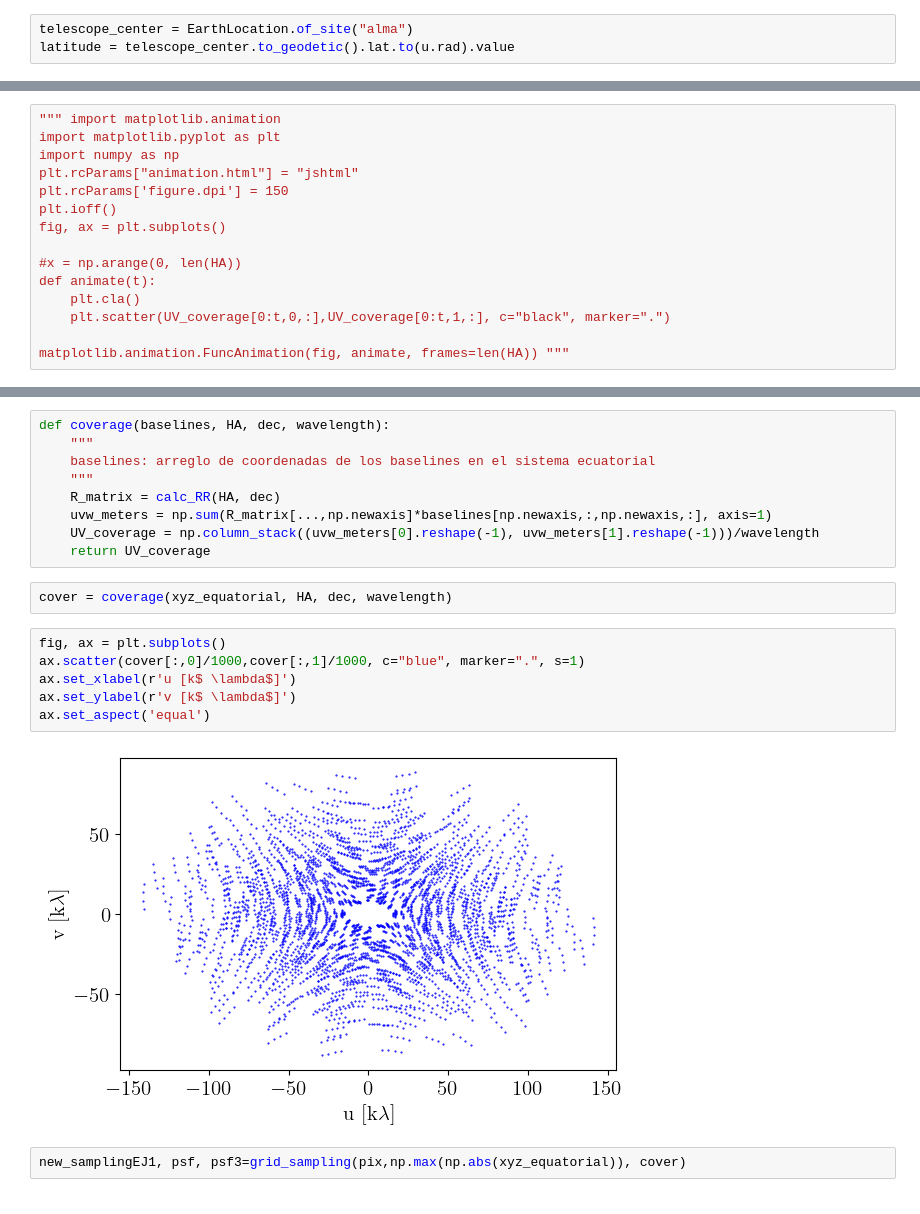
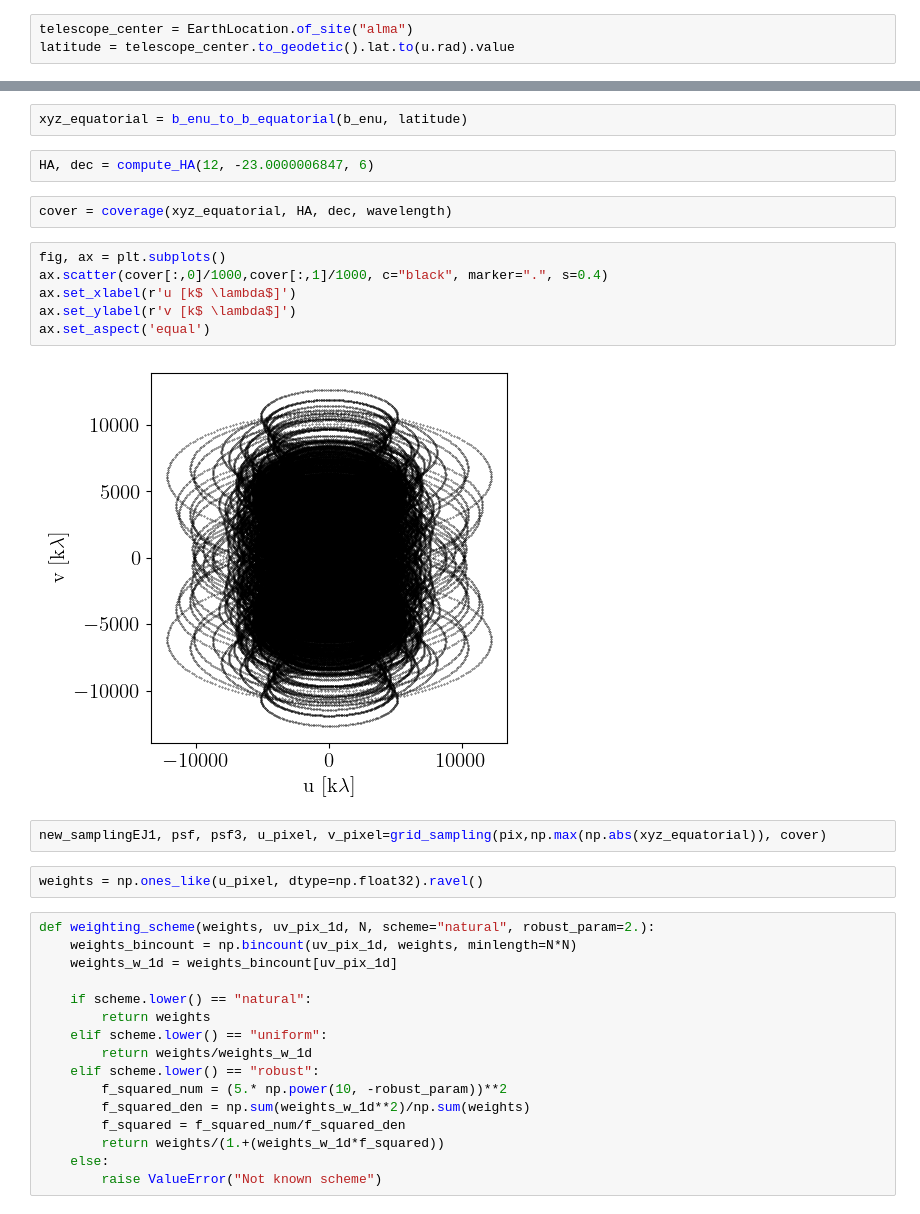
Before and after one commit to MatiasColil/API_Interferometry, a Jupyter notebook: jupyter notebook/interferometer-Copy1.ipynb, the cells around one changed output, grey strips where cells are left out. Saved outputs shown, nothing was run; the diff lists cells and outputs as text.

Commit message:
weighting scheme

```diff
--- a/jupyter notebook/interferometer-Copy1.ipynb
+++ b/jupyter notebook/interferometer-Copy1.ipynb
@@ -231,15 +229,0 @@ ax.set_aspect('equal')
-# %%
-""" import matplotlib.animation
-import matplotlib.pyplot as plt
-import numpy as np
-plt.rcParams["animation.html"] = "jshtml"
-plt.rcParams['figure.dpi'] = 150
-plt.ioff()
-fig, ax = plt.subplots()
-
-#x = np.arange(0, len(HA))
-def animate(t):
-    plt.cla()
-    plt.scatter(UV_coverage[0:t,0,:],UV_coverage[0:t,1,:], c="black", marker=".")
-
-matplotlib.animation.FuncAnimation(fig, animate, frames=len(HA)) """
@@ -293,21 +230,34 @@ def grid_sampling(piximg, max_B, coverage):
-# %%
-def coverage(baselines, HA, dec, wavelength):
-    """
-    baselines: arreglo de coordenadas de los baselines en el sistema ecuatorial
-    """
-    R_matrix = calc_RR(HA, dec)
-    uvw_meters = np.sum(R_matrix[...,np.newaxis]*baselines[np.newaxis,:,np.newaxis,:], axis=1)
-    UV_coverage = np.column_stack((uvw_meters[0].reshape(-1), uvw_meters[1].reshape(-1)))/wavelength
-    return UV_coverage
-# %%
-cover = coverage(xyz_equatorial, HA, dec, wavelength)
+# %%
+xyz_equatorial = b_enu_to_b_equatorial(b_enu, latitude)
+# %%
+HA, dec = compute_HA(12, -23.0000006847, 6)
+# %%
+cover = coverage(xyz_equatorial, HA, dec, wavelength)
 # %%
 fig, ax = plt.subplots()
-ax.scatter(cover[:,0]/1000,cover[:,1]/1000, c="blue", marker=".", s=1)
+ax.scatter(cover[:,0]/1000,cover[:,1]/1000, c="black", marker=".", s=0.4)
 ax.set_xlabel(r'u [k$ \lambda$]')
 ax.set_ylabel(r'v [k$ \lambda$]')
 ax.set_aspect('equal')
 # %% [output]
-[figure, old version]
+[figure, new version]
 # %%
-new_samplingEJ1, psf, psf3=grid_sampling(pix,np.max(np.abs(xyz_equatorial)), cover)
+new_samplingEJ1, psf, psf3, u_pixel, v_pixel=grid_sampling(pix,np.max(np.abs(xyz_equatorial)), cover)
+# %%
+weights = np.ones_like(u_pixel, dtype=np.float32).ravel()
+# %%
+def weighting_scheme(weights, uv_pix_1d, N, scheme="natural", robust_param=2.):
+    weights_bincount = np.bincount(uv_pix_1d, weights, minlength=N*N)
+    weights_w_1d = weights_bincount[uv_pix_1d]
+
+    if scheme.lower() == "natural":
+        return weights
+    elif scheme.lower() == "uniform":
+        return weights/weights_w_1d
+    elif scheme.lower() == "robust":
+        f_squared_num = (5.* np.power(10, -robust_param))**2
+        f_squared_den = np.sum(weights_w_1d**2)/np.sum(weights)
+        f_squared = f_squared_num/f_squared_den
+        return weights/(1.+(weights_w_1d*f_squared))
+    else:
+        raise ValueError("Not known scheme")
```
Also changed, not shown: parts of 33 cells of this notebook.
